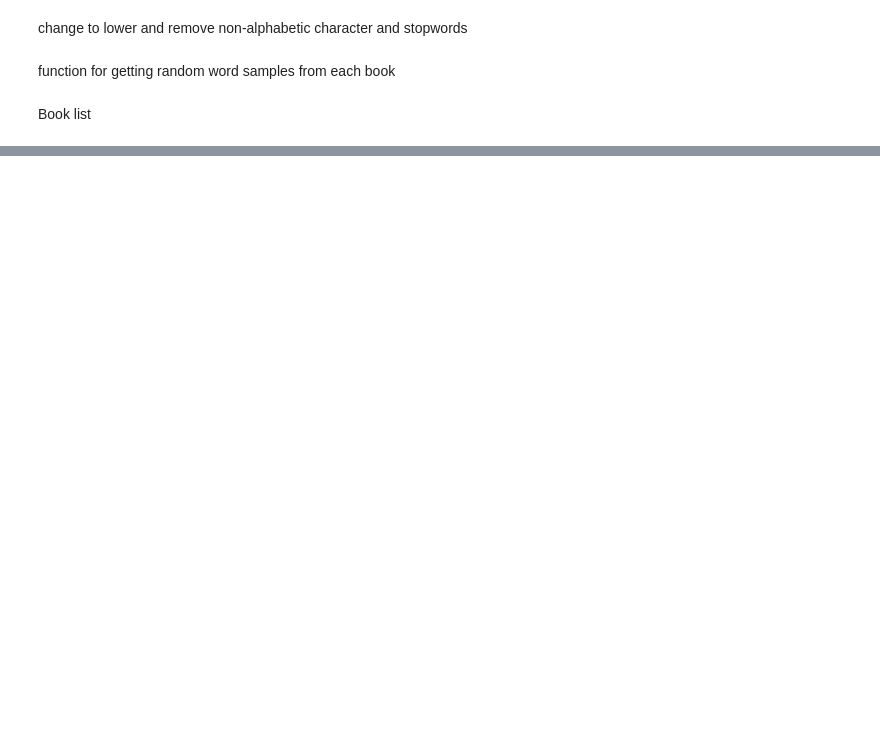
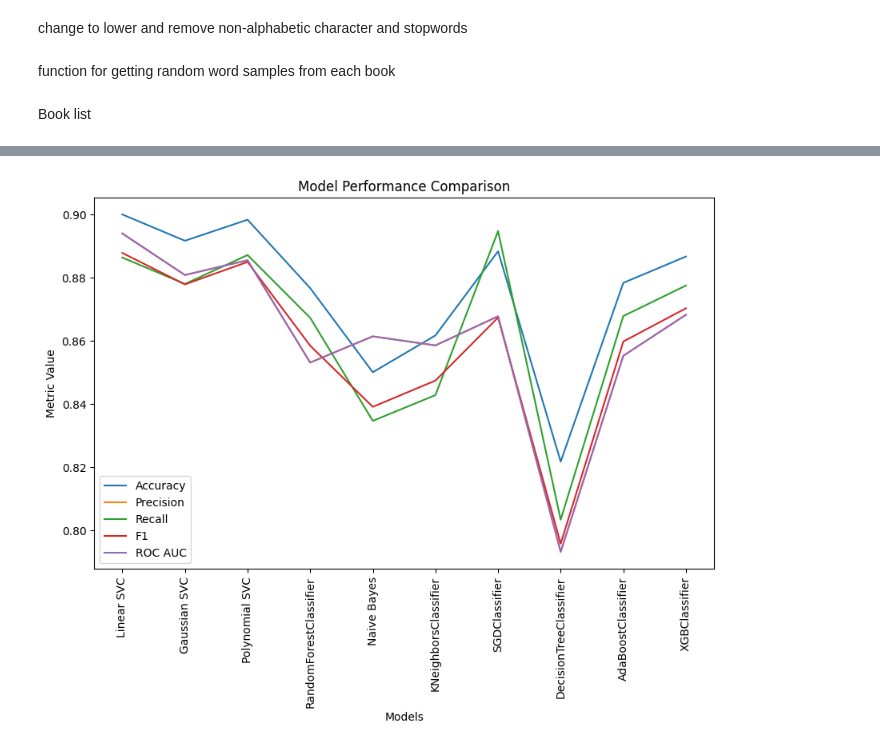
Before and after one commit to KapilM26/GNG5125, a Jupyter notebook: Word_Embedding.ipynb, the cells around one changed output, grey strips where cells are left out. Drawn from its saved outputs; the diff is of its cells as text; code cells hidden in the pictures; blank space fills up the shorter version.

```diff
--- a/Word_Embedding.ipynb
+++ b/Word_Embedding.ipynb
@@ -144,14 +144,26 @@ names = [
 ]
 # %%
 import numpy as np
+import pandas as pd
 from sklearn.model_selection import KFold
 from sklearn.preprocessing import OneHotEncoder
 from sklearn.metrics import accuracy_score, precision_score, recall_score, f1_score, roc_auc_score
+import matplotlib.pyplot as plt
 import warnings
+
 warnings.filterwarnings('ignore')
+
+# Assuming you have defined 'model' and 'names' somewhere in your code
 
 kf = KFold(n_splits=10, shuffle=True, random_state=69)
 onehot_encoder = OneHotEncoder(sparse=False, drop='first')
+
+# Lists to store metric values for each model
+accuracy_list = []
+precision_list = []
+recall_list = []
+f1_list = []
+roc_auc_list = []
 
 for m_obj, m_name in zip(model, names):
     acc_sum = 0
@@ -166,7 +178,7 @@ for m_obj, m_name in zip(model, names):
         X_train = train_data['text']
         y_train = train_data['label']
         X_test = test_data['text']
-        y_test = test_data['label']
+        y_test = train_data['label']
 
         # Create document embeddings using GloVe
         X_train_glove = np.array([np.mean([glove_embeddings.get(word, np.zeros(50)) for word in sentence.split()], axis=0) for sentence in X_train])
@@ -182,7 +194,7 @@ for m_obj, m_name in zip(model, names):
         m_obj.fit(X_train_glove, y_train_df)
         y_pred = m_obj.predict(X_test_glove)
 
-        #Compute Evaluation Metrics
+        # Compute Evaluation Metrics
         acc = accuracy_score(y_pred, y_test_df)
         precision = precision_score(y_pred, y_test_df, average='macro')
         recall = recall_score(y_pred, y_test_df, average='macro')
@@ -195,12 +207,47 @@ for m_obj, m_name in zip(model, names):
         f1_sum += f1
         roc_auc_sum += roc_auc
 
+    # Calculate average metric values for the model
+    avg_acc = acc_sum / 10
+    avg_precision = precision_sum / 10
+    avg_recall = recall_sum / 10
+    avg_f1 = f1_sum / 10
+    avg_roc_auc = roc_auc_sum / 10
+
+    # Append the average metric values to the respective lists
+    accuracy_list.append(avg_acc)
+    precision_list.append(avg_precision)
+    recall_list.append(avg_recall)
+    f1_list.append(avg_f1)
+    roc_auc_list.append(avg_roc_auc)
+
     print("MODEL: {}".format(m_name))
-    print("Average Accuracy: {}".format(acc_sum / 10))
-    print("Average Precision: {}".format(precision_sum / 10))
-    print("Average Recall: {}".format(recall_sum / 10))
-    print("Average F1: {}".format(f1_sum / 10))
-    print("Average ROC AUC: {}".format(roc_auc_sum / 10))
+    print("Average Accuracy: {}".format(avg_acc))
+    print("Average Precision: {}".format(avg_precision))
+    print("Average Recall: {}".format(avg_recall))
+    print("Average F1: {}".format(avg_f1))
+    print("Average ROC AUC: {}".format(avg_roc_auc))
     print("==========================================")
+
+# Plotting the graph
+models_names = names
+metrics = ['Accuracy', 'Precision', 'Recall', 'F1', 'ROC AUC']
+
+plt.figure(figsize=(10, 8))
+plt.subplots_adjust(bottom=0.3)
+
+for i, metric_list in enumerate([accuracy_list, precision_list, recall_list, f1_list, roc_auc_list]):
+    plt.plot(models_names, metric_list, label=metrics[i])
+
+
+plt.title('Model Performance Comparison')
+plt.xlabel('Models')
+
+# Rotate model names vertically
+plt.xticks(rotation=90, ha='center')
+
+plt.ylabel('Metric Value')
+plt.legend()
+plt.show()
 # %% [output]
 MODEL: Linear SVC
@@ -222 +269,2 @@ Average ROC AUC: 0.845949460479899
 ==========================================
+[figure, added]
```
Also changed, not shown: parts of 4 cells of this notebook.
